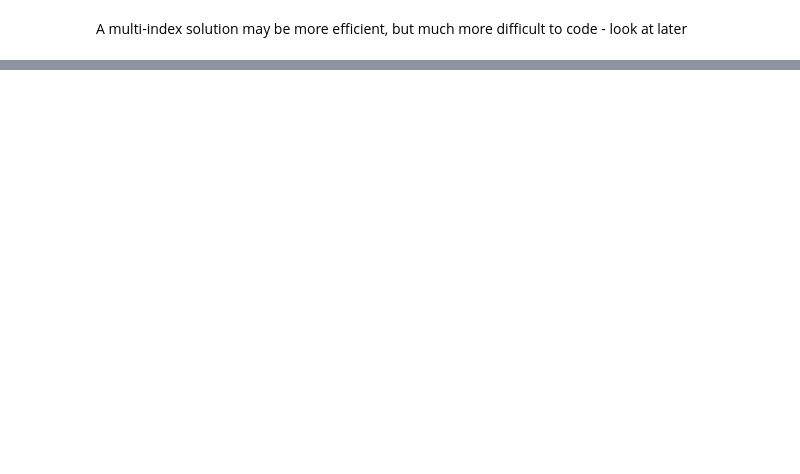
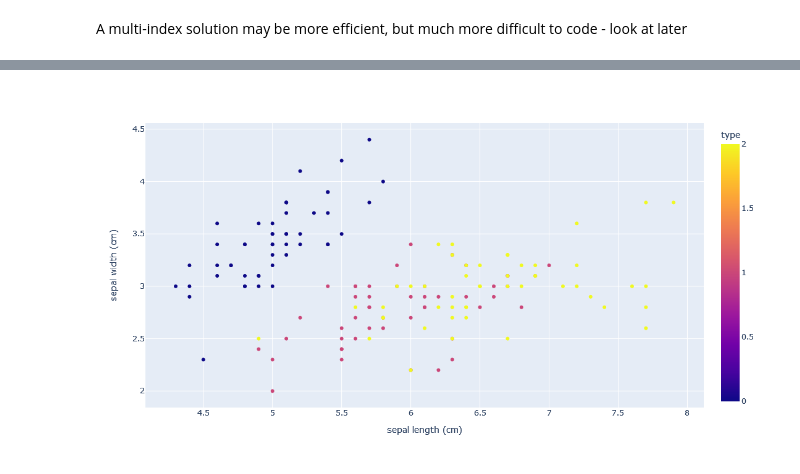
Before and after one commit to silvcr/MSc-Project, a Jupyter notebook: working agb.ipynb, the cells around one changed output, grey strips where cells are left out. Saved outputs shown, nothing was run; the diff lists cells and outputs as text; code cells hidden in the pictures; blank space fills up the shorter version.

```diff
--- a/working agb.ipynb
+++ b/working agb.ipynb
@@ -9,4 +9,10 @@ from sklearn.neighbors import KernelDensity
 from scipy.stats import multivariate_normal
 from sklearn.model_selection import train_test_split
 import xgboost as xgb
+# %%
+from sklearn.datasets import load_iris
+iris = load_iris()
+# %%
+iris_data = pd.DataFrame(iris.data, columns = iris.feature_names)
+iris_data['type'] = iris.target
 # %%
@@ -259,0 +338,4 @@ fig
+# %%
+px.scatter(iris_data, x = 'sepal length (cm)', y = 'sepal width (cm)', color = 'type', width = 600, height = 600)
+# %% [output]
+[figure, added]
```
Also changed, not shown: parts of 14 cells of this notebook, 6 other files.
